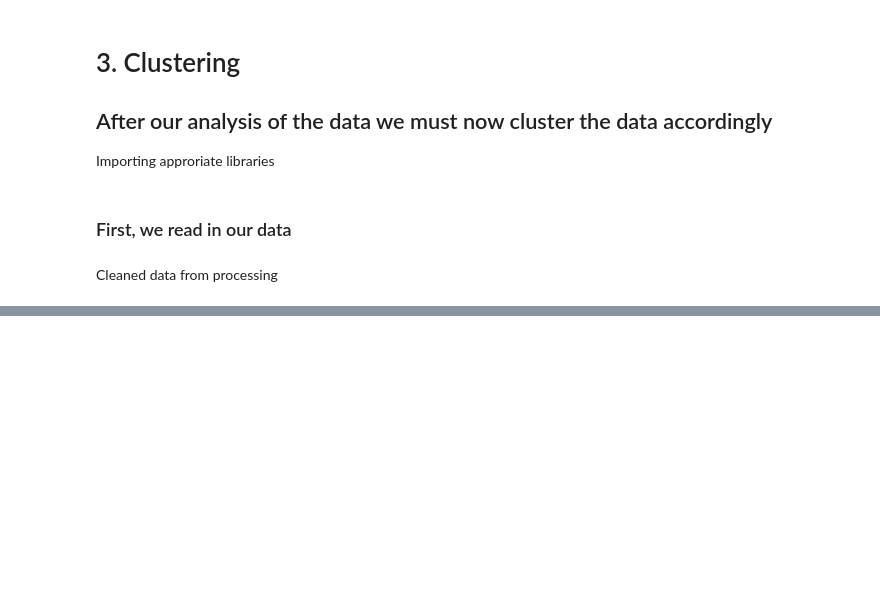
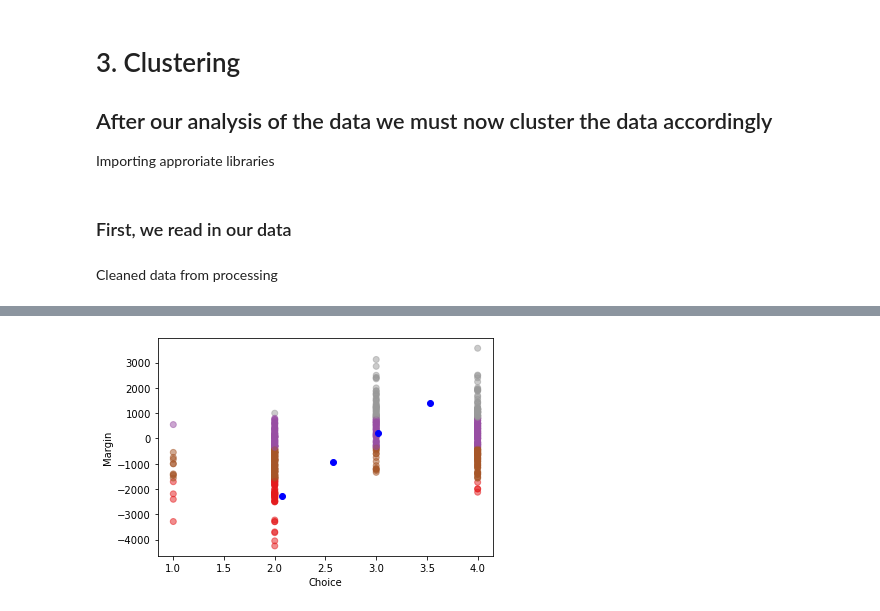
Before and after one commit to kiansweeney11/ca4015-assignment-1, a Jupyter notebook: clustering.ipynb, the cells around one changed output, grey strips where cells are left out. Cells and saved outputs as stored; diff of their text form; code cells hidden in the pictures; blank space fills up the shorter version.

```diff
--- a/clustering.ipynb
+++ b/clustering.ipynb
@@ -32,0 +55,11 @@ cleaned150 = pd.read_csv('data/cleaned150.csv')
+# %%
+kmeans_margin_choice100 = KMeans(n_clusters=4).fit(cleaned100[["Most Common Choice", "Margin"]])
+centroids_betas = kmeans_margin_choice100.cluster_centers_
+# %%
+plt.scatter(cleaned100['Most Common Choice'], cleaned100['Margin'], c= kmeans_margin_choice100.labels_, cmap = "Set1", alpha=0.5)
+plt.scatter(centroids_betas[:, 0], centroids_betas[:, 1], c='blue')
+plt.xlabel('Choice')
+plt.ylabel('Margin')
+plt.show()
+# %% [output]
+[figure, added]
```
Also changed, not shown: parts of 7 cells of this notebook, 26 other files.
